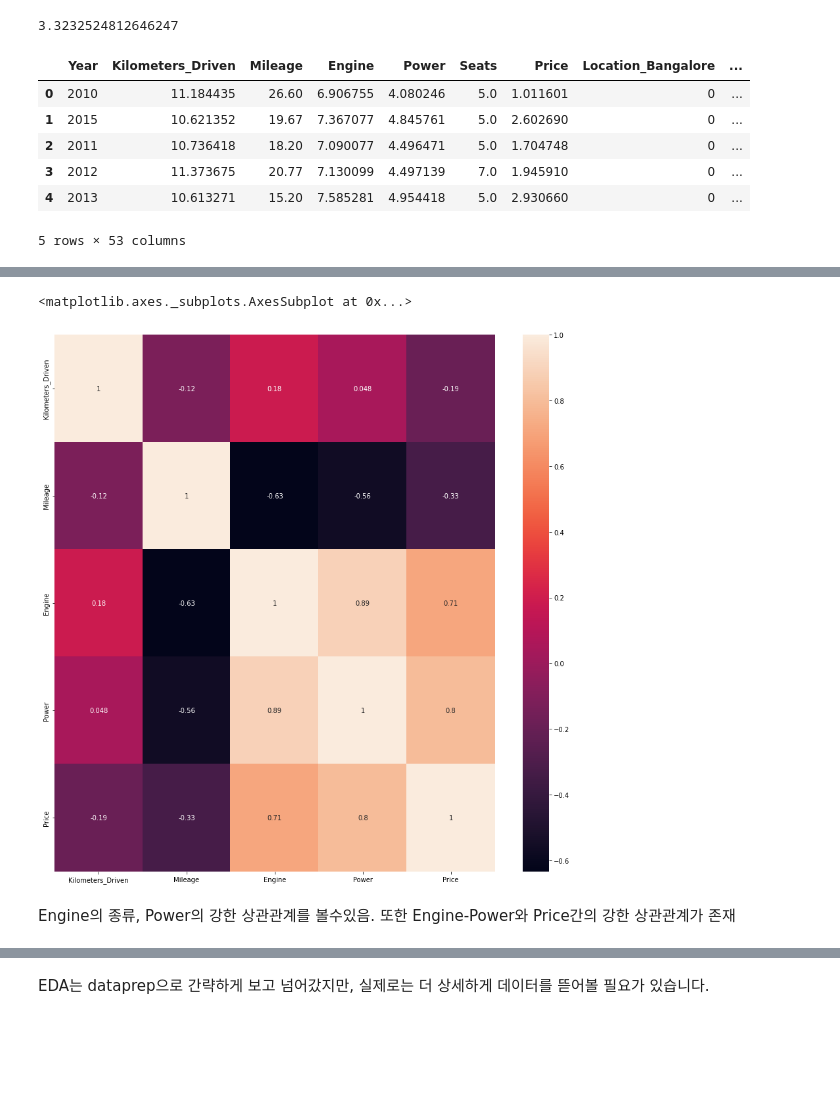
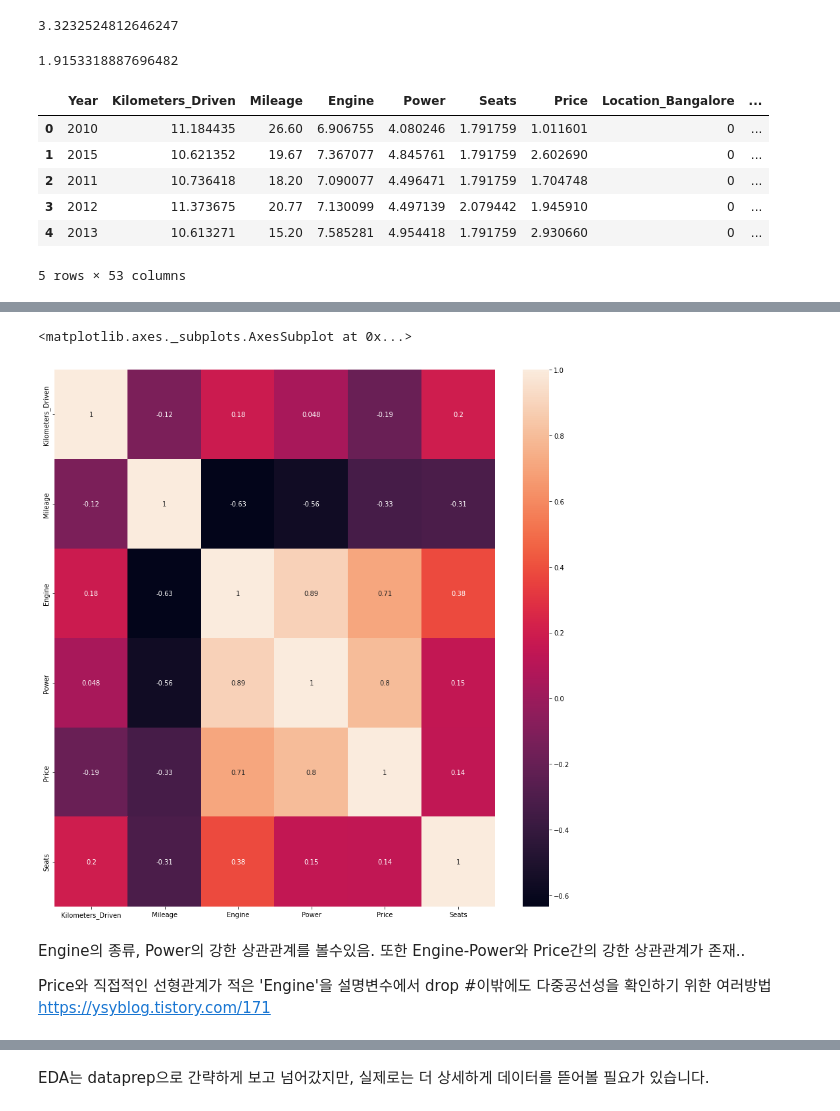
Before and after one commit to DongWooLeee/Tobigs19, a Jupyter notebook: [투빅스_19기_정규세션]_2주차_Regression_과제_2.ipynb, the cells around one changed output, grey strips where cells are left out. Cells and saved outputs as stored; diff of their text form; code cells hidden in the pictures; blank space fills up the shorter version.

```diff
--- a/[투빅스_19기_정규세션]_2주차_Regression_과제_2.ipynb
+++ b/[투빅스_19기_정규세션]_2주차_Regression_과제_2.ipynb
@@ -313,6 +313,12 @@ data['Price'].skew()#Target 변수들에 대해서도 lr의 경우 로그를 취
 3.3232524812646247
 # %%
 data['Price']=np.log1p(data['Price'])
+# %%
+data['Seats'].skew()
+# %% [output]
+1.9153318887696482
+# %%
+data['Seats']=np.log1p(data['Seats'])
 # %%
 #모델 자체는, 다른 변수들로서 설명될수있는 부분이라고 생각(차 시트개수, 출시일, 연료타입 등). 유의미한것은 브랜드 변수만을 뽑아내는 것
 #브랜드변수를 사용 후 regression에 도입
@@ -323,11 +329,11 @@ data.head()
 #drop_first=True 옵션: 더미변수 줄이는 효과
 # %% [output]
 |  | Year | Kilometers_Driven | Mileage | Engine | Power | Seats | Price | Location_Bangalore | ... |
-| 0 | 2010 | 11.184435 | 26.60 | 6.906755 | 4.080246 | 5.0 | 1.011601 | 0 | ... |
-| 1 | 2015 | 10.621352 | 19.67 | 7.367077 | 4.845761 | 5.0 | 2.602690 | 0 | ... |
-| 2 | 2011 | 10.736418 | 18.20 | 7.090077 | 4.496471 | 5.0 | 1.704748 | 0 | ... |
-| 3 | 2012 | 11.373675 | 20.77 | 7.130099 | 4.497139 | 7.0 | 1.945910 | 0 | ... |
-| 4 | 2013 | 10.613271 | 15.20 | 7.585281 | 4.954418 | 5.0 | 2.930660 | 0 | ... |
+| 0 | 2010 | 11.184435 | 26.60 | 6.906755 | 4.080246 | 1.791759 | 1.011601 | 0 | ... |
+| 1 | 2015 | 10.621352 | 19.67 | 7.367077 | 4.845761 | 1.791759 | 2.602690 | 0 | ... |
+| 2 | 2011 | 10.736418 | 18.20 | 7.090077 | 4.496471 | 1.791759 | 1.704748 | 0 | ... |
+| 3 | 2012 | 11.373675 | 20.77 | 7.130099 | 4.497139 | 2.079442 | 1.945910 | 0 | ... |
+| 4 | 2013 | 10.613271 | 15.20 | 7.585281 | 4.954418 | 1.791759 | 2.930660 | 0 | ... |
 5 rows × 53 columns
 # %%
 data.columns
@@ -349,13 +355,17 @@ Index(['Year', 'Kilometers_Driven', 'Mileage', 'Engine', 'Power', 'Seats',
       dtype='object')
 # %%
 plt.figure(figsize=(15,15))
-sns.heatmap(data = data[['Kilometers_Driven','Mileage','Engine','Power','Price']].corr(), annot=True)
+sns.heatmap(data = data[['Kilometers_Driven','Mileage','Engine','Power','Price','Seats']].corr(), annot=True)
 # %% [output]
 <matplotlib.axes._subplots.AxesSubplot at 0x...>
-[figure, old version]
+[figure, new version]
 # %% [markdown]
 Engine의 종류, Power의 강한 상관관계를 볼수있음.
-또한 Engine-Power와 Price간의 강한 상관관계가 존재
+또한 Engine-Power와 Price간의 강한 상관관계가 존재..
+
+Price와 직접적인 선형관계가 적은 'Engine'을 설명변수에서 drop
+#이밖에도 다중공선성을 확인하기 위한 여러방법
+https://ysyblog.tistory.com/171
 # %%
 from sklearn.model_selection import train_test_split
 from sklearn.linear_model import LinearRegression
```
Also changed, not shown: parts of 15 cells of this notebook.
